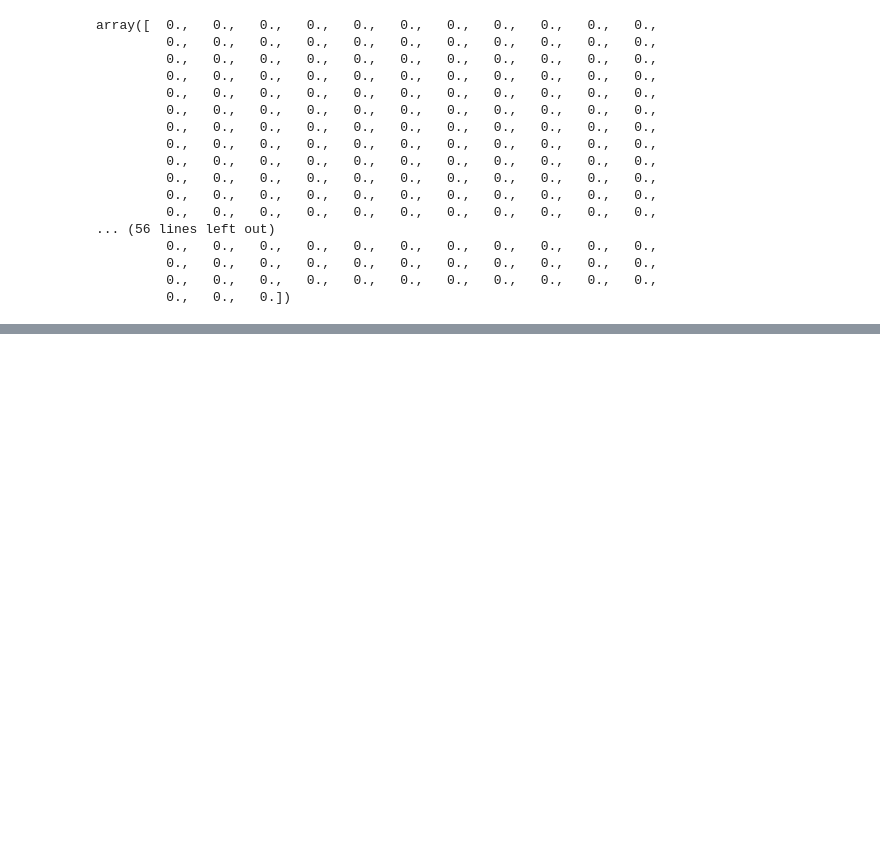
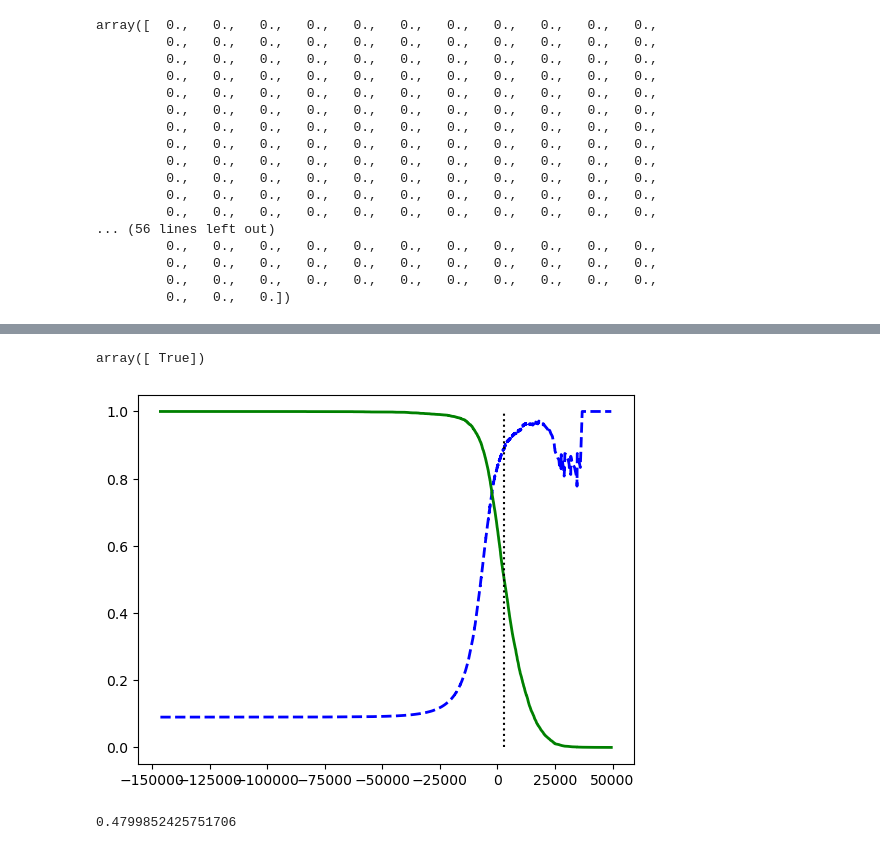
Before and after one commit to thelightfeaver/machine-leaning-practices, a Jupyter notebook: mnist.ipynb, the cells around one changed output, grey strips where cells are left out. Drawn from its saved outputs; the diff is of its cells as text; code cells hidden in the pictures; blank space fills up the shorter version.

```diff
--- a/mnist.ipynb
+++ b/mnist.ipynb
@@ -45,4 +44,4 @@ plt.show()
 # %%
 from sklearn.model_selection import train_test_split
 
-X_train, X_test, y_train, y_test = train_test_split(X, y, test_size=.2)
+X_train, X_test, y_train, y_test = X[:60000], X[60000:], y[:60000], y[60000:]
@@ -82,0 +142,39 @@ array([0.11223014, 0.11217657, 0.11218258])
+# %%
+y_scores = sgd_clf.decision_function([value])
+y_scores
+
+threshold = 0
+y_some_digit_pred = (y_scores > threshold)
+y_some_digit_pred
+# %% [output]
+array([ True])
+# %%
+# how do you decide which threshold to use?
+# first, use cross_val_predict() to get the scores of all instances in the training set, but this time specify that you want to return decision scores instead of predictions:
+
+y_scores = cross_val_predict(sgd_clf, X_train, y_train_7, cv=3,
+                                method="decision_function")
+
+
+from sklearn.metrics import precision_recall_curve
+
+precisions, recalls, thresholds = precision_recall_curve(y_train_7, y_scores)
+threshold = 3000
+plt.plot(thresholds, precisions[:-1], "b--", label="Precision", linewidth=2)
+plt.plot(thresholds, recalls[:-1], "g-", label="Recall", linewidth=2)
+plt.vlines(threshold, 0, 1.0, 'k', 'dotted', label="Decision threshold")
+
+plt.show()
+# %% [output]
+[figure, added]
+# %%
+#
+import numpy as np
+idx_for_threshold = np.argmax(precisions >= 0.90)
+threshold_90 = thresholds[idx_for_threshold]
+
+y_train_pred_90 = (y_scores >= threshold_90)
+precision_score(y_train_7, y_train_pred_90)
+recall_score(y_train_7, y_train_pred_90)
+# %% [output]
+0.4799852425751706
```
Also changed, not shown: parts of 9 cells of this notebook.
